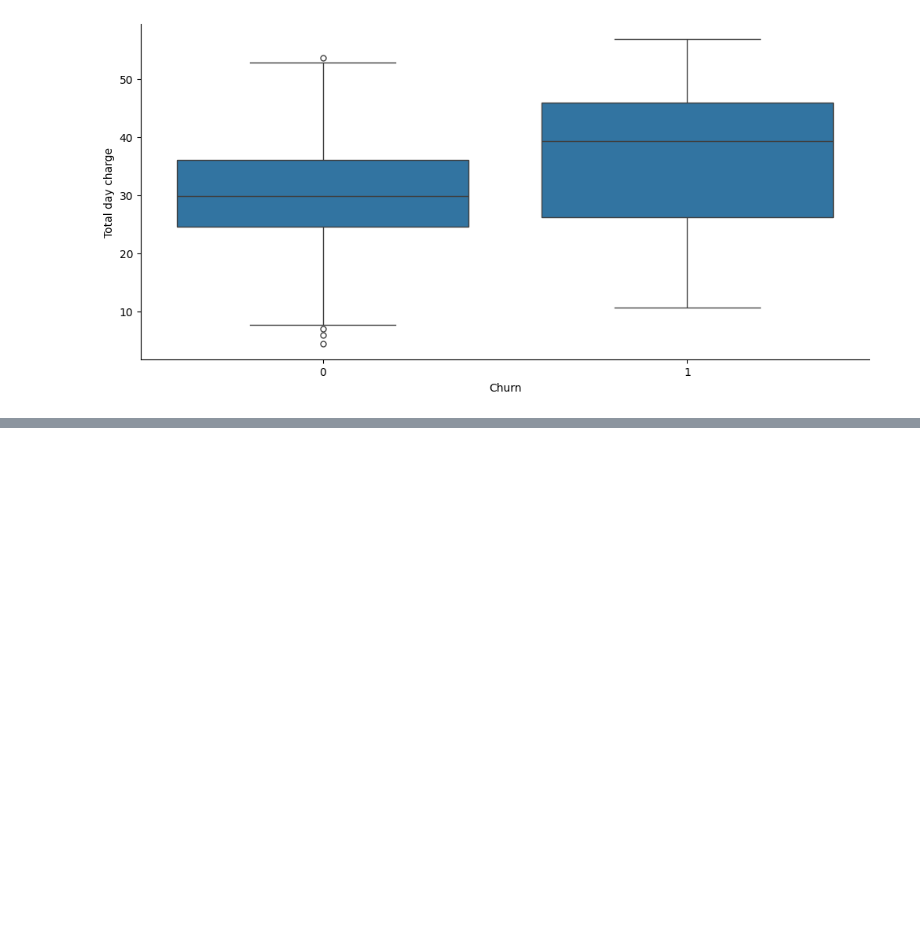
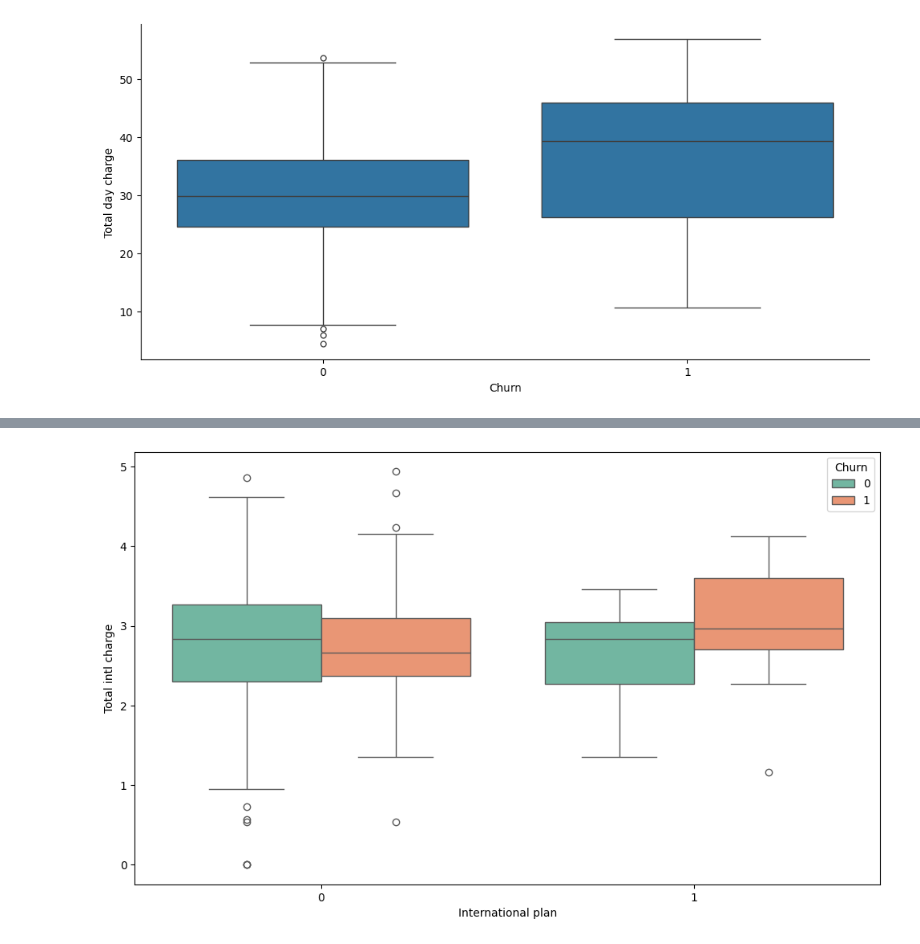
Before and after one commit to iwhite-booth21/PythonistaPractice, a Jupyter notebook: Python Statistical Plots Visualizing & Analyzing Data Using Seaborn/BoxPlots.ipynb, the cells around one changed output, grey strips where cells are left out. Cells and saved outputs as stored; diff of their text form; code cells hidden in the pictures; blank space fills up the shorter version.

```diff
--- a/Python Statistical Plots Visualizing & Analyzing Data Using Seaborn/BoxPlots.ipynb
+++ b/Python Statistical Plots Visualizing & Analyzing Data Using Seaborn/BoxPlots.ipynb
@@ -62,0 +71,7 @@ sns.catplot(x = "Churn", y = "Total day charge", kind = "box", data = t_data, as
+# %%
+# Using the palette param
+f, ax = plt.subplots(figsize = (12, 7))
+sns.boxplot(x = 'International plan', y = 'Total intl charge', hue = 'Churn',
+            palette = 'Set2', data = t_data);
+# %% [output]
+[figure, added]
```
Also changed, not shown: parts of 10 cells of this notebook.
